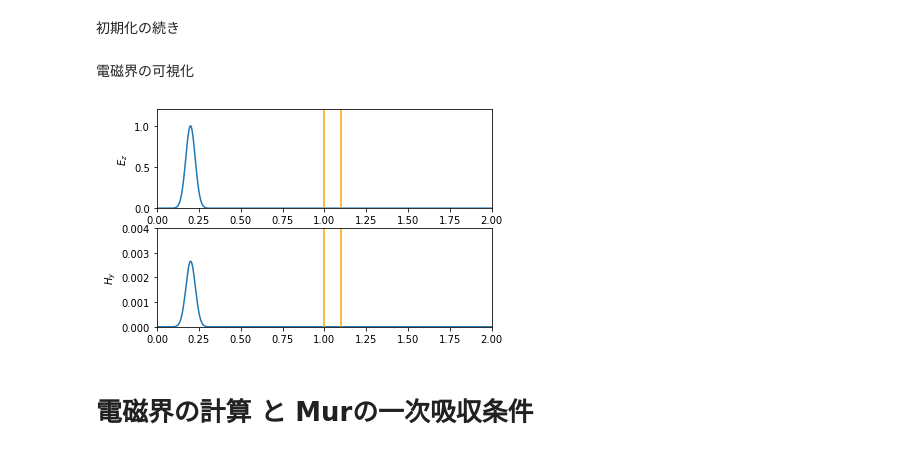
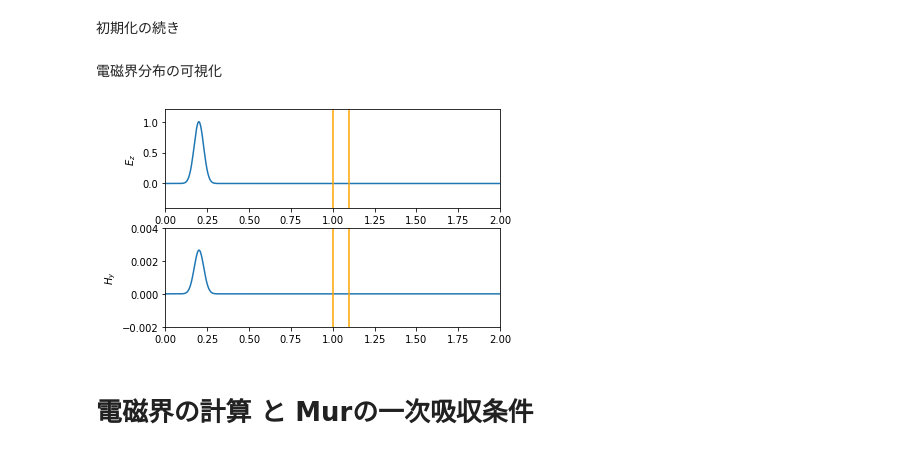
Before and after one commit to yn4k4nishi/MyFDTD, a Jupyter notebook: 1D.ipynb, the cells around one changed output. Saved outputs shown, nothing was run; the diff lists cells and outputs as text; code cells hidden in the pictures.

```diff
--- a/1D.ipynb
+++ b/1D.ipynb
@@ -116,37 +118,37 @@ czl = (v*dt - dz)/(v*dt + dz) # 左端
 
 v = c/np.sqrt(espd[nz-1])
 czr = (v*dt - dz)/(v*dt + dz) # 右端
-# %% [markdown]
-電磁界の可視化
+# %% [markdown]
+電磁界分布の可視化
 # %%
 def plot(t, show=False):
     plt.figure(figsize=(6,4))
     plt.subplot(211)
     z = np.linspace(0, nz*dz, nz)
     plt.plot(z, ex)
-    plt.plot([dz*kd,dz*kd]    , [0,1.2], color="orange")
-    plt.plot([dz*kd+d,dz*kd+d], [0,1.2], color="orange")
+    plt.plot([dz*kd,dz*kd]    , [-1.2,1.2], color="orange")
+    plt.plot([dz*kd+d,dz*kd+d], [-1.2,1.2], color="orange")
     plt.ylabel(r'$E_z$')
     plt.xlim(0, dz*nz)
-    plt.ylim(0, 1.2)
+    plt.ylim(-0.4, 1.2)
 
     plt.subplot(212)
     z = np.linspace(dz/2, nz*dz, nz)
     plt.plot(z, hy)
-    plt.plot([dz*kd,dz*kd]    , [0,0.02], color="orange")
-    plt.plot([dz*kd+d,dz*kd+d], [0,0.02], color="orange")
+    plt.plot([dz*kd,dz*kd]    , [-0.02,0.02], color="orange")
+    plt.plot([dz*kd+d,dz*kd+d], [-0.02,0.02], color="orange")
     plt.ylabel(r'$H_y$')
     plt.xlim(0, dz*nz)
-    plt.ylim(0, 0.004)
+    plt.ylim(-0.002, 0.004)
 
     plt.savefig("result/{}.png".format(t))
     if show:
         plt.show()
     plt.close()
 
 plot(1, True)
 # %% [output]
-[figure, old version]
+[figure, new version]
 # %% [markdown]
 # 電磁界の計算 と Murの一次吸収条件
 # %%
```
Also changed, not shown: parts of 8 cells of this notebook, 3 other files.
